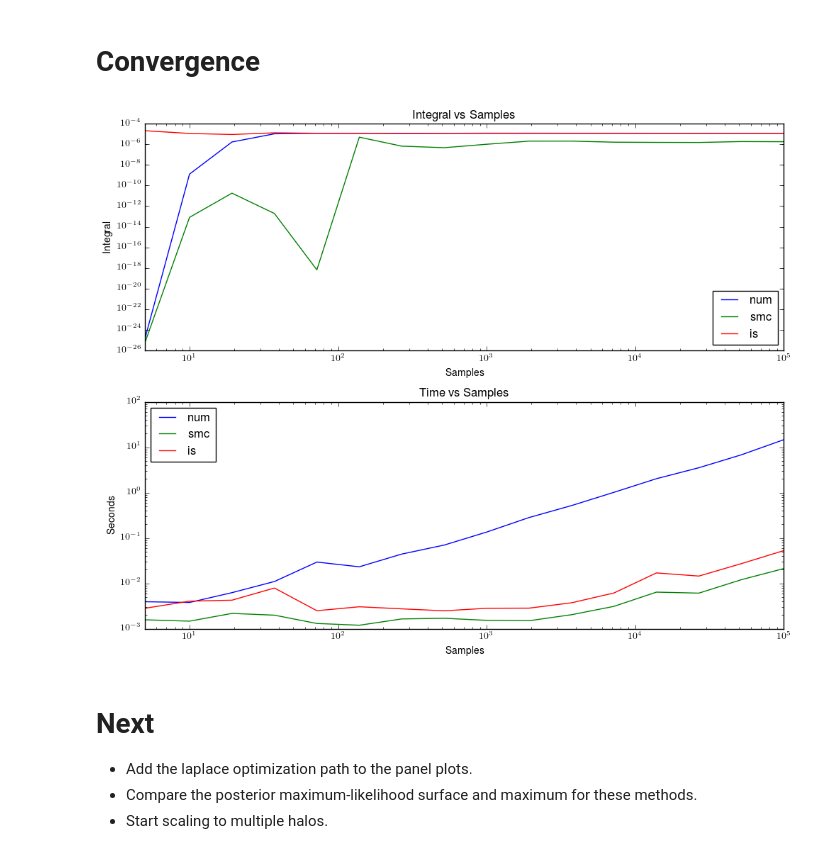
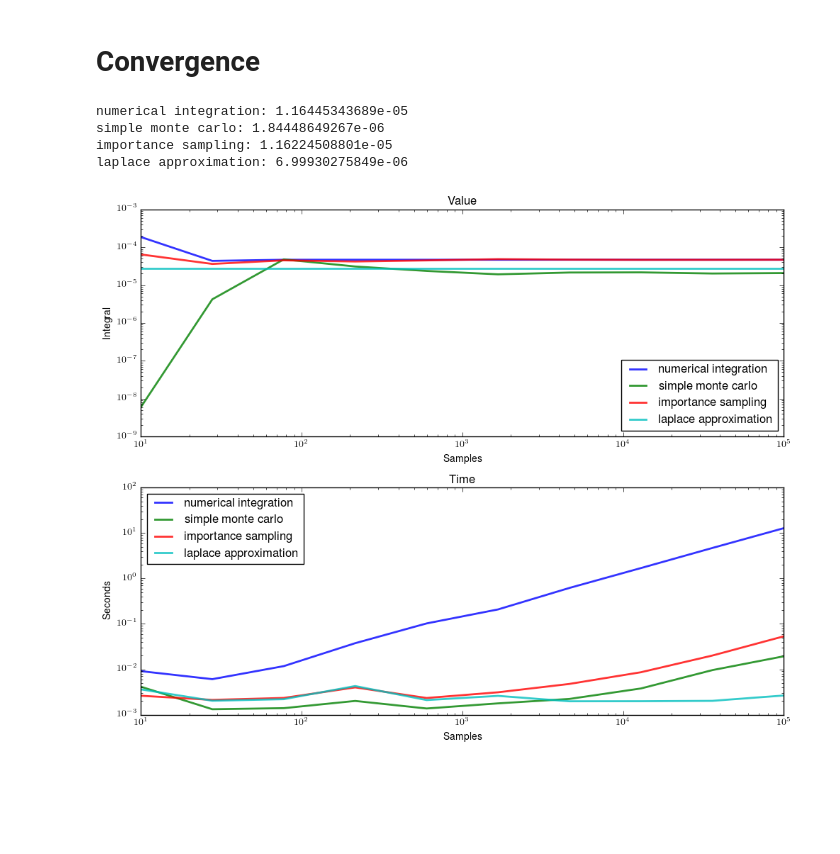
Before and after one commit to davidthomas5412/PanglossNotebooks, a Jupyter notebook: MassLuminosityProject/SingleIntegralComparison4_2017_03_29.ipynb, the cells around one changed output. Drawn from its saved outputs; the diff is of its cells as text; code cells hidden in the pictures; blank space fills up the shorter version.

Commit message:
starting summer research

```diff
--- a/MassLuminosityProject/SingleIntegralComparison4_2017_03_29.ipynb
+++ b/MassLuminosityProject/SingleIntegralComparison4_2017_03_29.ipynb
@@ -412,11 +485,21 @@ true_z = data.z.ix[idx]
 true_lum = data.lum.ix[idx]
 true_lum_obs = data.lum_obs.ix[idx]
 true_lum_obs_collection = data.lum_obs
+# %%
+print 'numerical integration: {}'.format(numerical_integration(a1,a2,a3,a4,S,nsamples=10**4))
+print 'simple monte carlo: {}'.format(simple_monte_carlo_integration(a1,a2,a3,a4,S,nsamples=10**5))
+print 'importance sampling: {}'.format(importance_sampling_integration(a1,a2,a3,a4,S,nsamples=10**5))
+print 'laplace approximation: {}'.format(laplace_approximation(a1,a2,a3,a4,S))
+# %% [output]
+numerical integration: 1.16445343689e-05
+simple monte carlo: 1.84448649267e-06
+importance sampling: 1.16224508801e-05
+laplace approximation: 6.99930275849e-06
 # %%
-n = 15
-vals = np.zeros((n+1, 3))
-timevals = np.zeros((n+1, 3))
-logspace = np.append([5], np.logspace(1, 5, n))
+n = 10
+vals = np.zeros((n, 4))
+timevals = np.zeros((n, 4))
+logspace = np.logspace(1, 5, n)
 for i, nsamples in enumerate(logspace):
     nsamples = int(nsamples)
     start = time()
@@ -433,38 +516,39 @@ for i, nsamples in enumerate(logspace):
     vals[i][2] = importance_sampling_integration(a1,a2,a3,a4,S, nsamples=nsamples)
     end = time()
     timevals[i][2] = end - start
+
+    start = time()
+    vals[i][3] = laplace_approximation(a1,a2,a3,a4,S)
+    end = time()
+    timevals[i][3] = end - start
 # %%
 plt.subplot(211)
-plt.plot(logspace, vals[:,0], label='num')
-plt.plot(logspace, vals[:,1], label='smc')
-plt.plot(logspace, vals[:,2], label='is')
+plt.plot(logspace, vals[:,0], label='numerical integration', linewidth=2, alpha=0.8)
+plt.plot(logspace, vals[:,1], label='simple monte carlo', linewidth=2, alpha=0.8)
+plt.plot(logspace, vals[:,2], label='importance sampling', linewidth=2, alpha=0.8)
+plt.plot(logspace, vals[:,3], label='laplace approximation', linewidth=2, alpha=0.8)
 plt.gca().set_xscale('log')
 plt.gca().set_yscale('log')
-plt.title('Integral vs Samples')
+plt.title('Value')
 plt.xlabel('Samples')
 plt.ylabel('Integral')
-plt.xlim([5,10**5])
+plt.xlim([10,10**5])
 plt.legend(loc=4)
 
 plt.subplot(212)
-plt.plot(logspace, timevals[:,0], label='num')
-plt.plot(logspace, timevals[:,1], label='smc')
-plt.plot(logspace, timevals[:,2], label='is')
+plt.plot(logspace, timevals[:,0], label='numerical integration', linewidth=2, alpha=0.8)
+plt.plot(logspace, timevals[:,1], label='simple monte carlo', linewidth=2, alpha=0.8)
+plt.plot(logspace, timevals[:,2], label='importance sampling', linewidth=2, alpha=0.8)
+plt.plot(logspace, timevals[:,3], label='laplace approximation', linewidth=2, alpha=0.8)
 plt.gca().set_xscale('log')
 plt.gca().set_yscale('log')
-plt.title('Time vs Samples')
+plt.title('Time')
 plt.xlabel('Samples')
 plt.ylabel('Seconds')
 plt.legend(loc=2)
-plt.xlim([5,10**5])
+plt.xlim([10,10**5])
 
 plt.gcf().set_size_inches(10,8)
 plt.tight_layout();
 # %% [output]
-[figure, old version]
+[figure, new version]
-# %% [markdown]
-# Next
-
-- Add the laplace optimization path to the panel plots.
-- Compare the posterior maximum-likelihood surface and maximum for these methods.
-- Start scaling to multiple halos.
```
Also changed, not shown: parts of 39 cells of this notebook, 19 other files.
